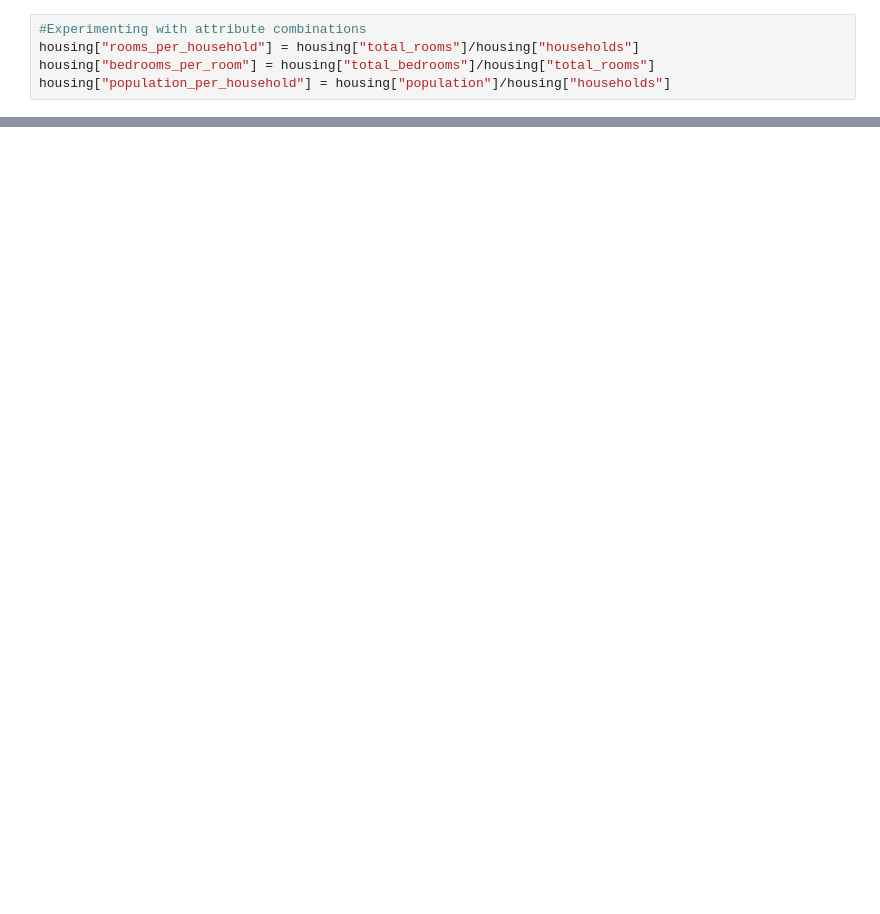
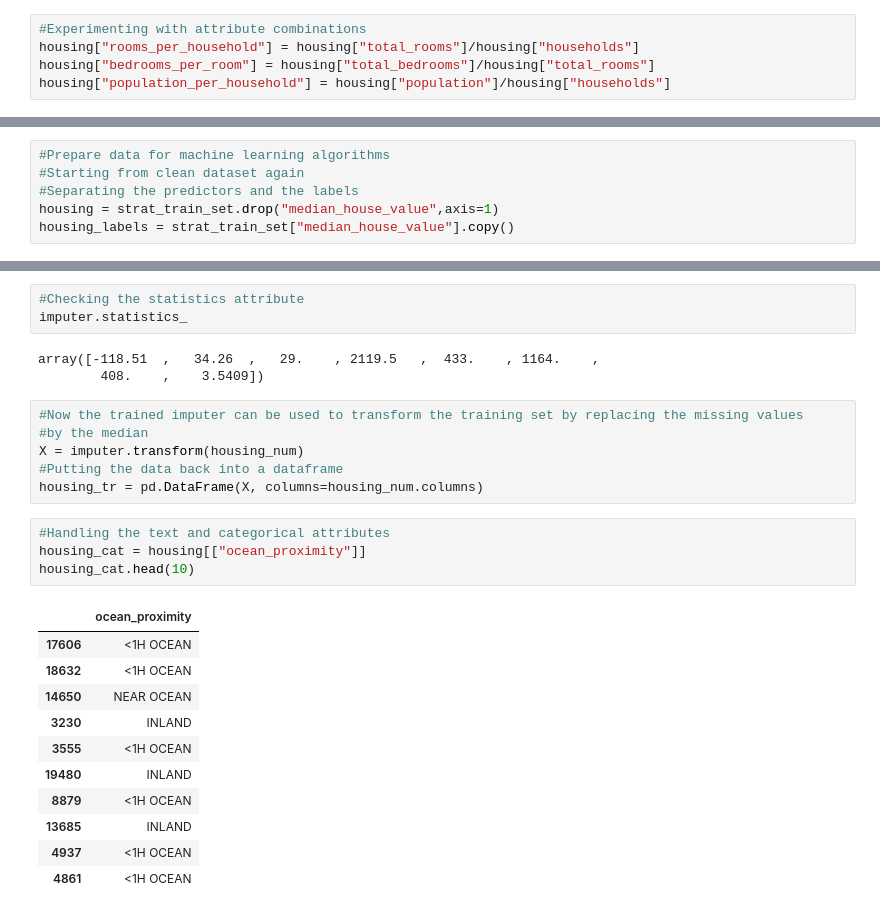
Before and after one commit to h-salman/data-science-portfolio, a Jupyter notebook: california_housing/california_housing_project.ipynb, the cells around one changed output, grey strips where cells are left out. Drawn from its saved outputs; the diff is of its cells as text; blank space fills up the shorter version.

```diff
--- a/california_housing/california_housing_project.ipynb
+++ b/california_housing/california_housing_project.ipynb
@@ -271 +271,7 @@ bedrooms_per_room          -0.259952
 Name: median_house_value, dtype: float64
+# %%
+#Prepare data for machine learning algorithms
+#Starting from clean dataset again
+#Separating the predictors and the labels
+housing = strat_train_set.drop("median_house_value",axis=1)
+housing_labels = strat_train_set["median_house_value"].copy()
@@ -271,0 +290,28 @@ Name: median_house_value, dtype: float64
+# %%
+#Checking the statistics attribute
+imputer.statistics_
+# %% [output]
+array([-118.51  ,   34.26  ,   29.    , 2119.5   ,  433.    , 1164.    ,
+        408.    ,    3.5409])
+# %%
+#Now the trained imputer can be used to transform the training set by replacing the missing values
+#by the median
+X = imputer.transform(housing_num)
+#Putting the data back into a dataframe
+housing_tr = pd.DataFrame(X, columns=housing_num.columns)
+# %%
+#Handling the text and categorical attributes
+housing_cat = housing[["ocean_proximity"]]
+housing_cat.head(10)
+# %% [output]
+|  | ocean_proximity |
+| 17606 | <1H OCEAN |
+| 18632 | <1H OCEAN |
+| 14650 | NEAR OCEAN |
+| 3230 | INLAND |
+| 3555 | <1H OCEAN |
+| 19480 | INLAND |
+| 8879 | <1H OCEAN |
+| 13685 | INLAND |
+| 4937 | <1H OCEAN |
+| 4861 | <1H OCEAN |
```
Also changed, not shown: parts of 39 cells of this notebook.
